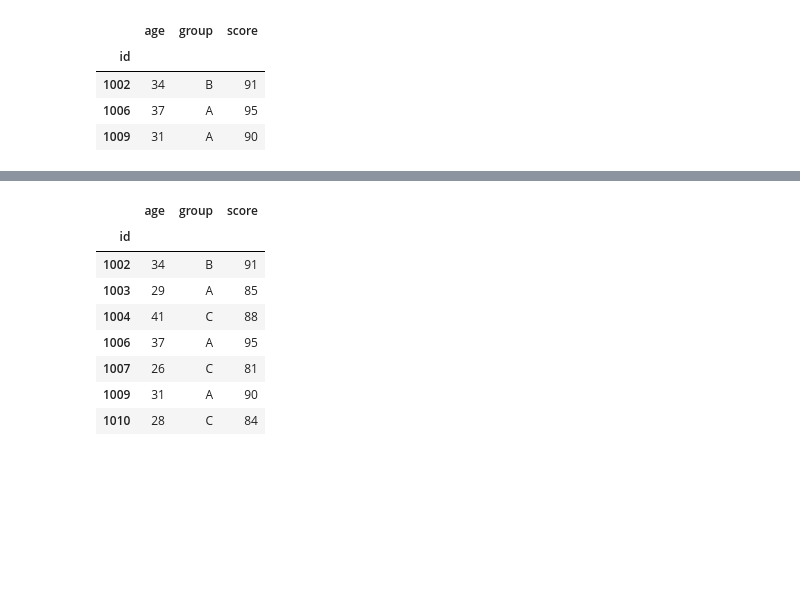
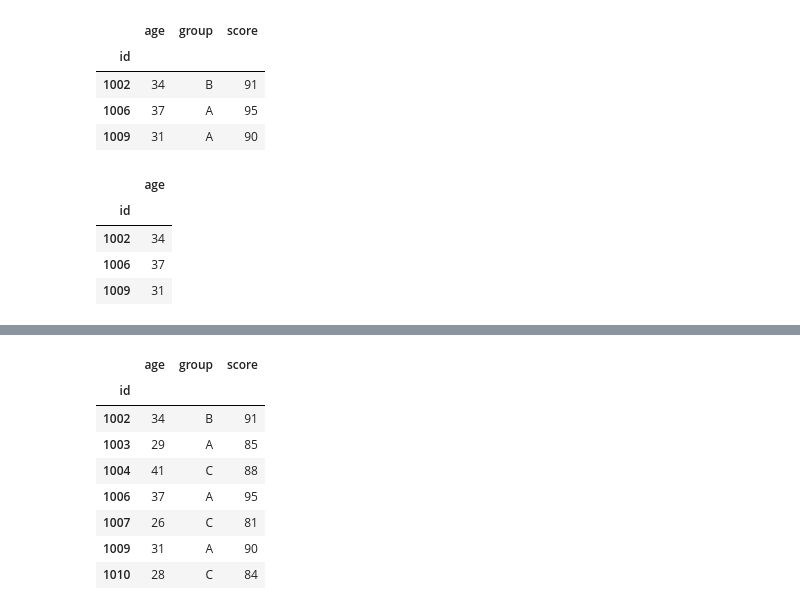
Before and after one commit to littlleHawk/STA556, a Jupyter notebook: notebooks/week03_dataframes.ipynb, the cells around one changed output, grey strips where cells are left out. Saved outputs shown, nothing was run; the diff lists cells and outputs as text; code cells hidden in the pictures; blank space fills up the shorter version.

Commit message:
week 3 notebook: add function with columns

```diff
--- a/notebooks/week03_dataframes.ipynb
+++ b/notebooks/week03_dataframes.ipynb
@@ -570,3 +570,21 @@ select_high_scores(participants, 90)
 | 1002 | 34 | B | 91 |
 | 1006 | 37 | A | 95 |
 | 1009 | 31 | A | 90 |
+# %%
+def select_high_scores_and_cols(data: pd.DataFrame, minimum_score: float, columns : list[str] = None) -> pd.DataFrame:
+    if columns is None:
+        columns = data.columns.to_list()
+    return data.loc[(data["score"] >= minimum_score),columns]
+# %%
+def select_high_scores_and_cols(data: pd.DataFrame, minimum_score: float, columns : list[str] = []) -> pd.DataFrame:
+    if not columns:
+        columns = data.columns.to_list()
+    return data.loc[(data["score"] >= minimum_score),columns]
+# %%
+select_high_scores_and_cols(participants, 90, ["age"])
+# %% [output]
+|  | age |
+| id |  |
+| 1002 | 34 |
+| 1006 | 37 |
+| 1009 | 31 |
```
Also changed, not shown: parts of 1 cell of this notebook.
